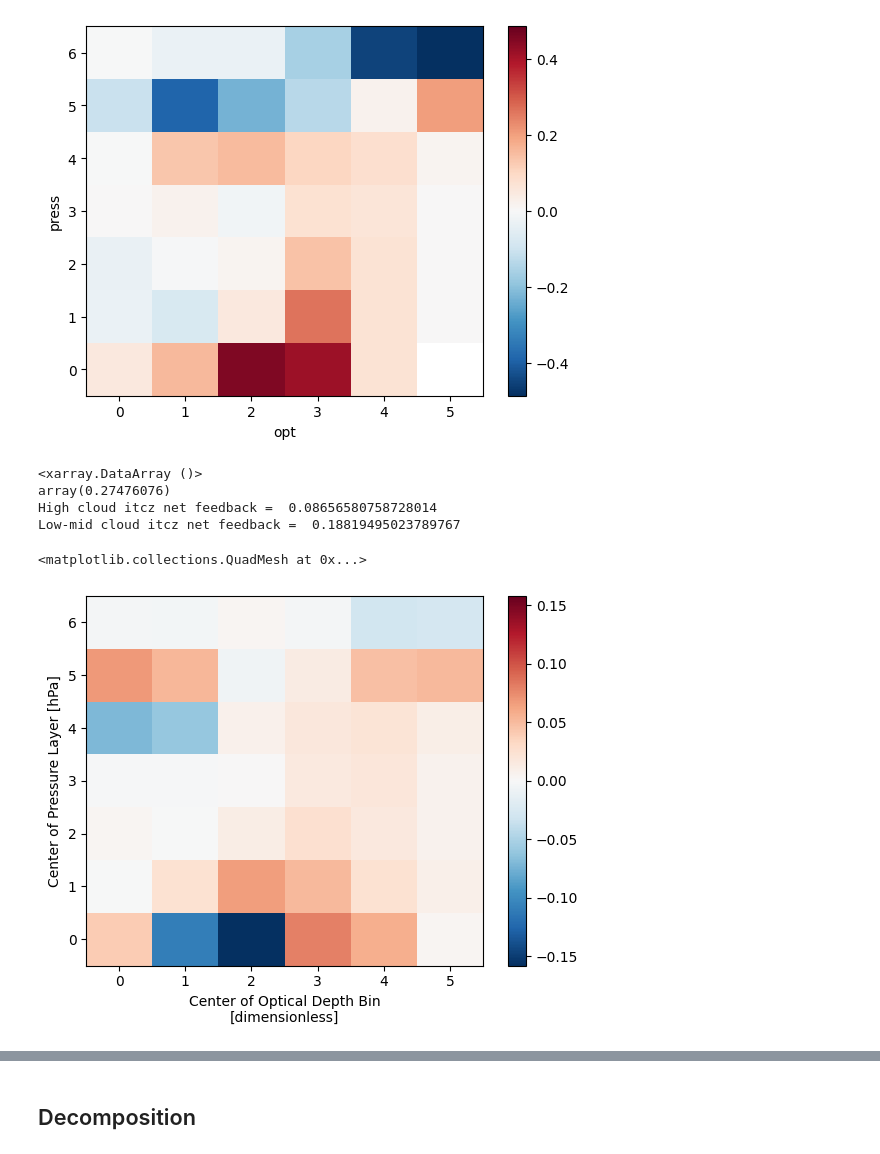
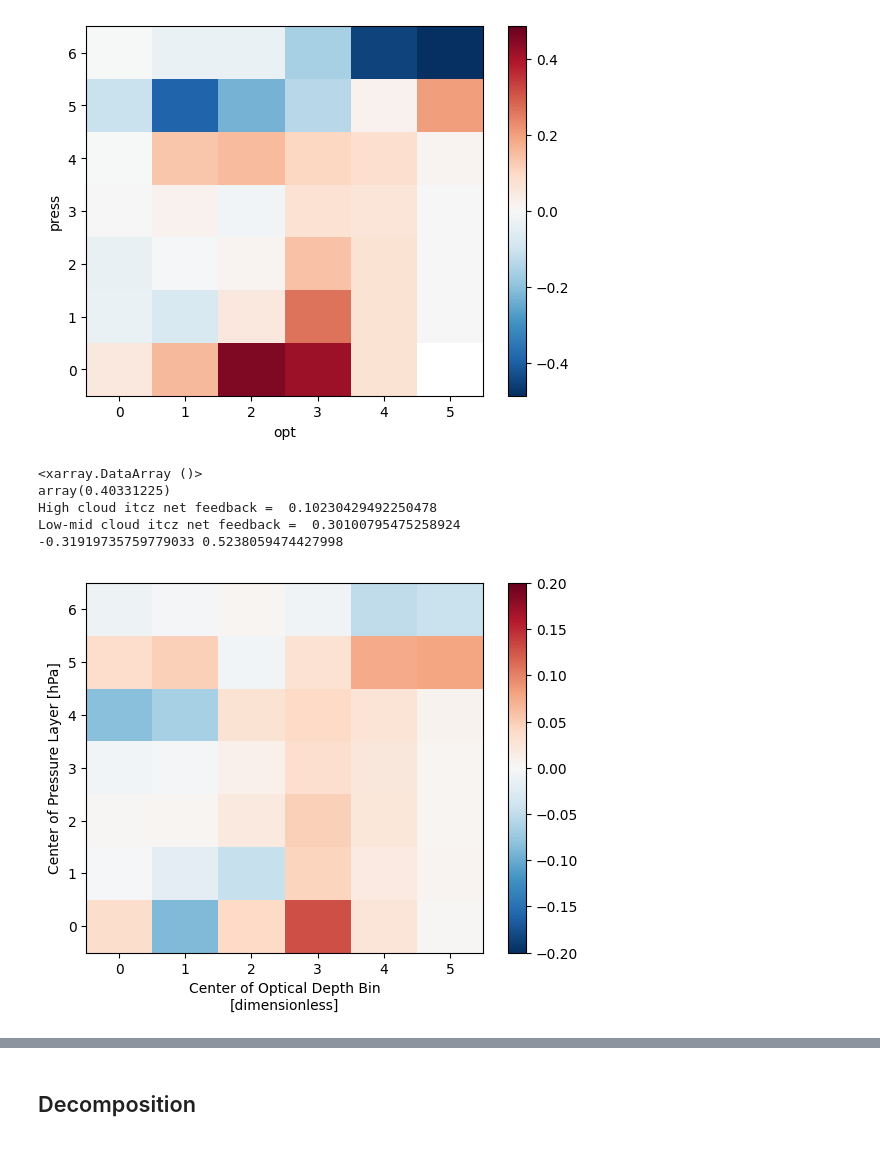
Before and after one commit to paula-rj/HighClouds, a Jupyter notebook: feedbacks.ipynb, the cells around one changed output, grey strips where cells are left out. Cells and saved outputs as stored; diff of their text form; code cells hidden in the pictures.

```diff
--- a/feedbacks.ipynb
+++ b/feedbacks.ipynb
@@ -173,7 +172,8 @@ gmst_anom_raghu.shape
 # %% [output]
 (222,)
 # %%
-corregido = gmst_anom_raghu - np.mean(gmst_anom_raghu)
+mean0220 = np.mean(gmst_anom_raghu)
+corregido = gmst_anom_raghu - mean0220
 corregido.shape
 start_date = "2002-07"  # January 1850
 end_date = "2021-01"    # December 2020
@@ -590,16 +729,23 @@ Low-mid cloud ITCZ LW feedback =  -0.12582095948055885
 [figure]
 # %%
 sw_feed_itcz =  np.zeros([7,6])
+sw_feed_itcz_st = np.zeros([7,6])
+
 for od in [0,1,2,3,4,5]:
     for p in [0,1,2,3,4,5,6]:
         bints = swR_itcz_mean.sel(press=p, opt=od)
-        sw_regress = stats.linregress(gmst_anom_raghu, bints).slope
-        sw_feed_itcz[p, od] = sw_regress
+        sw_feed_itcz[p, od] = stats.linregress(gmst_anom_raghu, bints).slope
+        sw_feed_itcz_st[p, od] = lw_regress.stderr
+
 
 swfeed_itcz = xa.DataArray(sw_feed_itcz,
                     coords={"press": swR_itcz_mean.press, "opt":swR_itcz_mean.opt,
                            },
                    )
+swfeed_itcz_st = xa.DataArray(sw_feed_itcz_st,
+                    coords={"press": swR_itcz_mean.press, "opt":swR_itcz_mean.opt,
+                           },
+                   )
 # %%
 print(swfeed_itcz.sum(["press", "opt"]).data)
 print("High cloud ITCZ SW feedback = ", swfeed_itcz.sel(press=[4,5,6]).sum(["press", "opt"]).data)
@@ -613,8 +759,8 @@ Low-mid cloud ITCZ SW feedback =  1.7473716524428773
 [figure]
 # %%
 #6
-netR_itcz = K_trop.mean("time")*cc_trop_anom
-netR_itcz_mean = netR_trop.mean(["lat"]) #weighted(weights=weights).
+netR_itcz = K_itcz.mean("time")*cc_trop_anom
+netR_itcz_mean = netR_itcz.mean(["lat"]) #weighted(weights=weights).
 
 net_feed_itcz =  np.zeros([7,6])
 net_feed_st = np.zeros([7,6])
@@ -623,26 +769,45 @@ for od in [0,1,2,3,4,5]:
     for p in [0,1,2,3,4,5,6]:
         bints = netR_itcz_mean.sel(press=p, opt=od)
         net_regress = stats.linregress(gmst_anom_raghu, bints)
-        net_feed[p, od] = net_regress.slope
+        net_feed_itcz[p, od] = net_regress.slope
         net_feed_st[p, od] = net_regress.stderr
 
-netfeed_itczr = xa.DataArray(net_feed,
+netfeed_itczr = xa.DataArray(net_feed_itcz,
                     coords={"press": netR_itcz_mean.press, "opt":netR_itcz_mean.opt,
                            },
                    )
+
+netfeed_itcz_st = xa.DataArray(net_feed_st,
+                    coords={"press": netR_itcz_mean.press, "opt":netR_itcz_mean.opt,
+                           },
+                   )
 # %%
 #netfeed_itcz = swfeed_itcz + lwfeed_itcz
 print(netfeed_itczr.sum(["press", "opt"]))
 print("High cloud itcz net feedback = ", netfeed_itczr.sel(press=[4,5,6]).sum(["press", "opt"]).data)
 print("Low-mid cloud itcz net feedback = ", netfeed_itczr.sel(press=[0,1,2,3]).sum(["press", "opt"]).data)
-netfeed_itczr.plot() #vmin=-0.2, vmax=0.2, cmap="RdBu_r"
+netfeed_itczr.plot(vmin=-0.2, vmax=0.2, cmap="RdBu_r") #
+
+
+# Calculate the variance of the sum
+variance_of_sum = netfeed_itcz_st.sel(press=[4,5,6]).sum(["press", "opt"])**2
+
+# Standard deviation of the sum
+sd_of_sum = np.sqrt(variance_of_sum.data)
+
+# Calculate the critical t-value
+t_value = t.ppf(0.975, df=222-1) # Number of data points per regression - Number of predictors (slope only)
+
+# Confidence interval
+ci = t_value * sd_of_sum
+print(netfeed_itczr.sel(press=[4,5,6]).sum(["press", "opt"]).data - ci , netfeed_itczr.sel(press=[4,5,6]).sum(["press", "opt"]).data+ci)
 # %% [output]
 <xarray.DataArray ()>
-array(0.27476076)
-High cloud itcz net feedback =  0.08656580758728014
-Low-mid cloud itcz net feedback =  0.18819495023789767
+array(0.40331225)
+High cloud itcz net feedback =  0.10230429492250478
+Low-mid cloud itcz net feedback =  0.30100795475258924
+-0.31919735759779033 0.5238059474427998
-<matplotlib.collections.QuadMesh at 0x...>
-[figure, old version]
+[figure, new version]
 # %%
 fig, (ax1, ax2, ax3) = plt.subplots(1, 3, figsize=(15,4))
 
```
Also changed, not shown: parts of 53 cells of this notebook.
